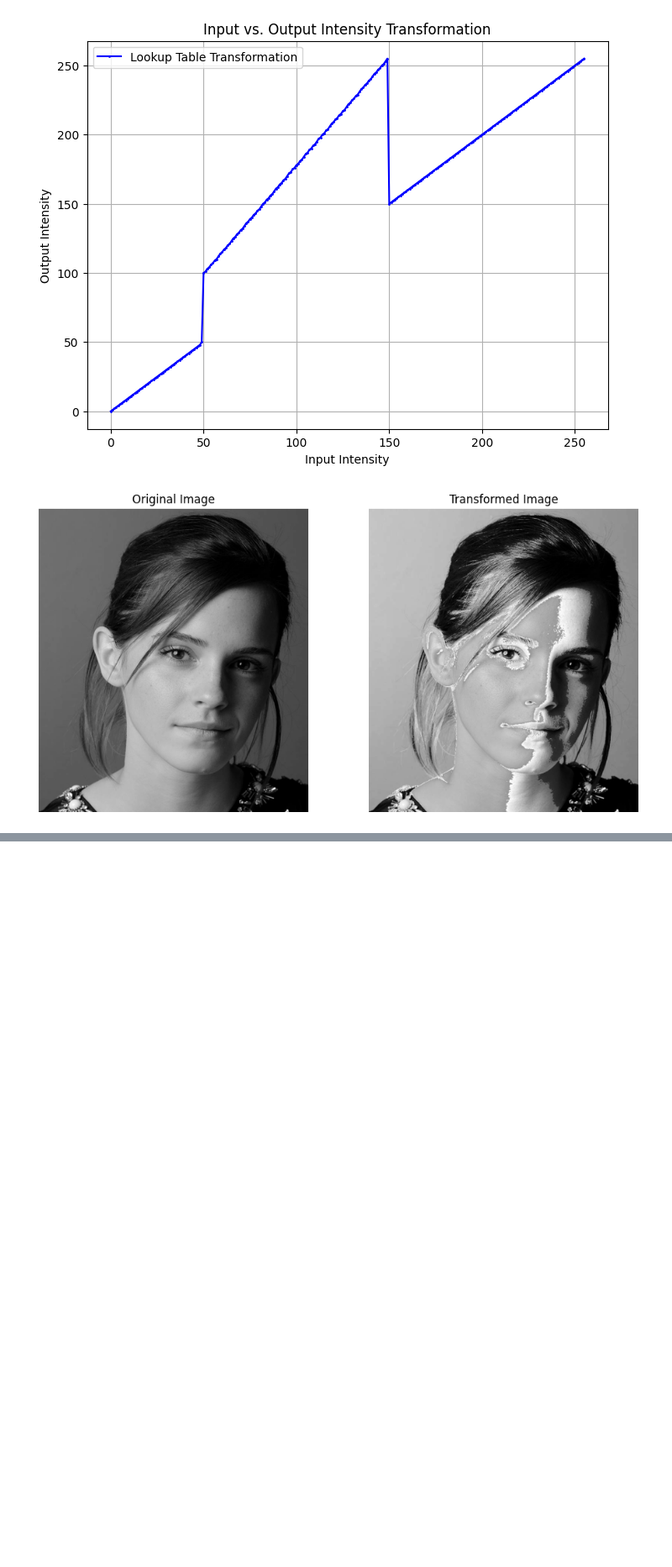
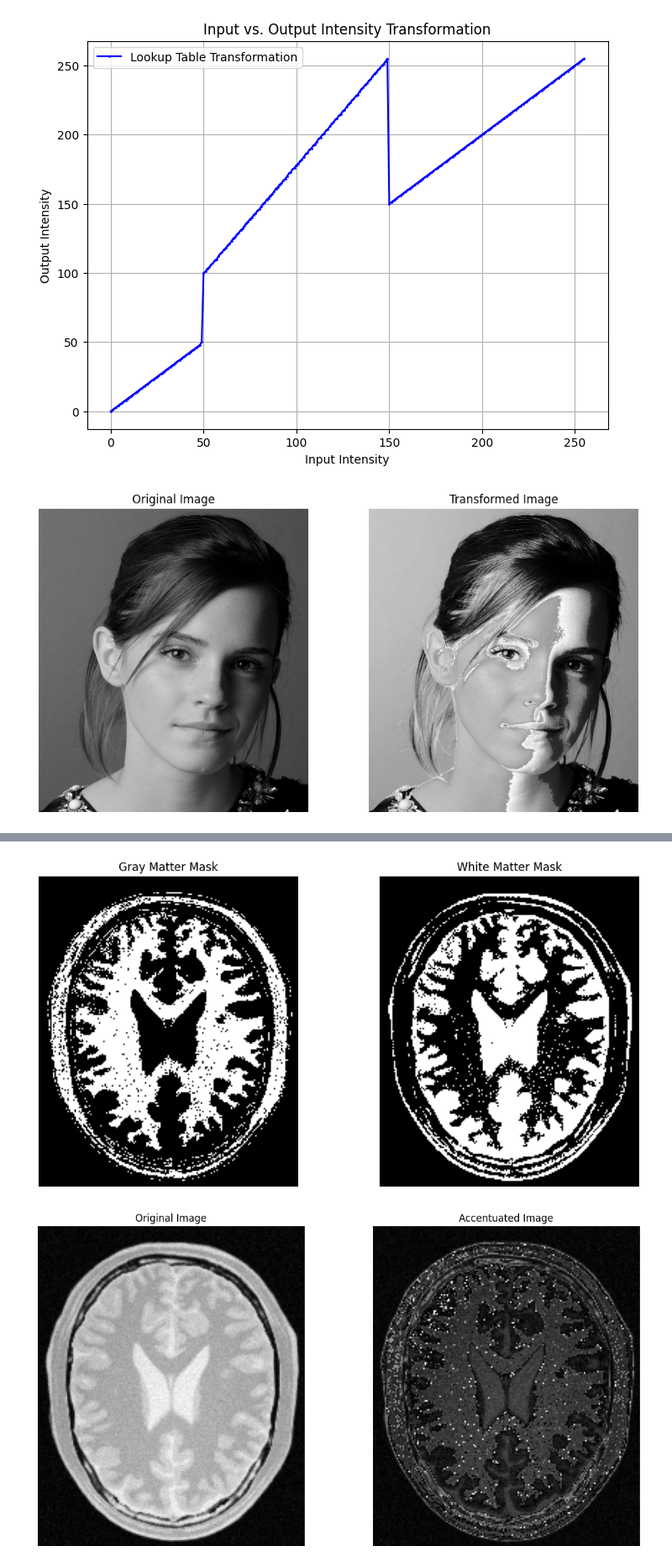
Before and after one commit to eshansurendra/EN3160_Assignment_01, a Jupyter notebook: Assignmnet_1.ipynb, the cells around one changed output, grey strips where cells are left out. Shown at 84% size. Drawn from its saved outputs; the diff is of its cells as text; code cells hidden in the pictures; blank space fills up the shorter version.

```diff
--- a/Assignmnet_1.ipynb
+++ b/Assignmnet_1.ipynb
@@ -70,0 +103,47 @@ plt.show()
+# %%
+def accentuate_matter(image):
+    # Cretae a copy of image
+    image_accentuated = np.copy(image)
+
+    #Apply transformation for gray matter 150 to 180
+    gray_matter_mask = (image >= 150) & (image <= 180)
+    image_accentuated[gray_matter_mask] = 1.7 * image_accentuated[gray_matter_mask] + 30
+
+    # Apply transformation for white matter 100 to 250
+    white_matter_mask = (image >= 180) & (image <= 250)
+    image_accentuated[white_matter_mask] = 1.3 * image_accentuated[white_matter_mask] + 20
+
+    return image_accentuated, gray_matter_mask, white_matter_mask
+
+# Apply the accentuation transformation
+image_accentuated, gray_matter_mask, white_matter_mask = accentuate_matter(image_brain)
+
+# Display the masks
+plt.figure(figsize=(12, 6))
+plt.subplot(1, 2, 1)
+plt.imshow(gray_matter_mask, cmap='gray')
+plt.title("Gray Matter Mask")
+plt.axis('off')
+
+plt.subplot(1, 2, 2)
+plt.imshow(white_matter_mask, cmap='gray')
+plt.title("White Matter Mask")
+plt.axis('off')
+
+# Display the original and transformed images side by side
+plt.figure(figsize=(12, 6))
+plt.subplot(1, 2, 1)
+plt.imshow(image_brain, cmap='gray')
+plt.title("Original Image")
+plt.axis('off')
+
+plt.subplot(1, 2, 2)
+plt.imshow(image_accentuated, cmap='gray')
+plt.title("Accentuated Image")
+plt.axis('off')
+
+plt.tight_layout()
+plt.show()
+# %% [output]
+[figure, added]
+[figure, added]
```
Also changed, not shown: parts of 5 cells of this notebook.
